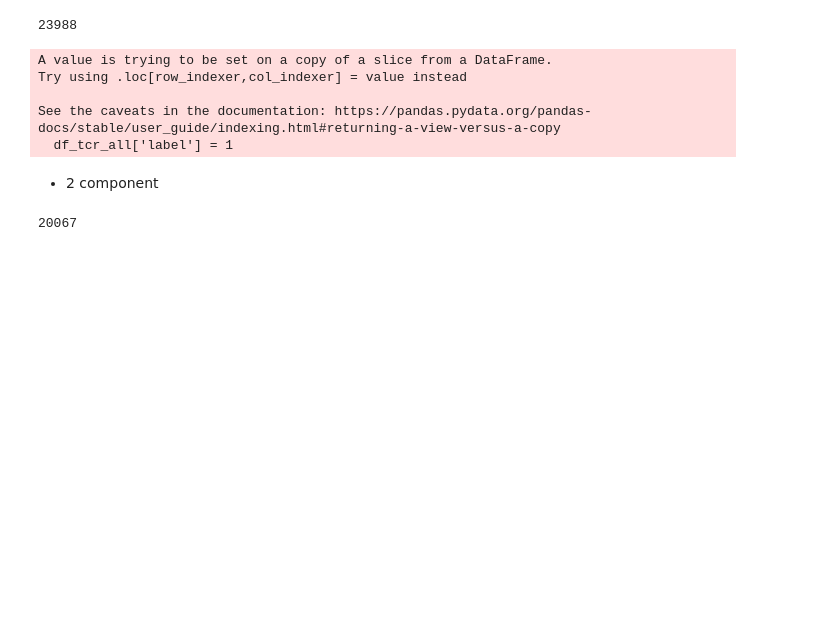
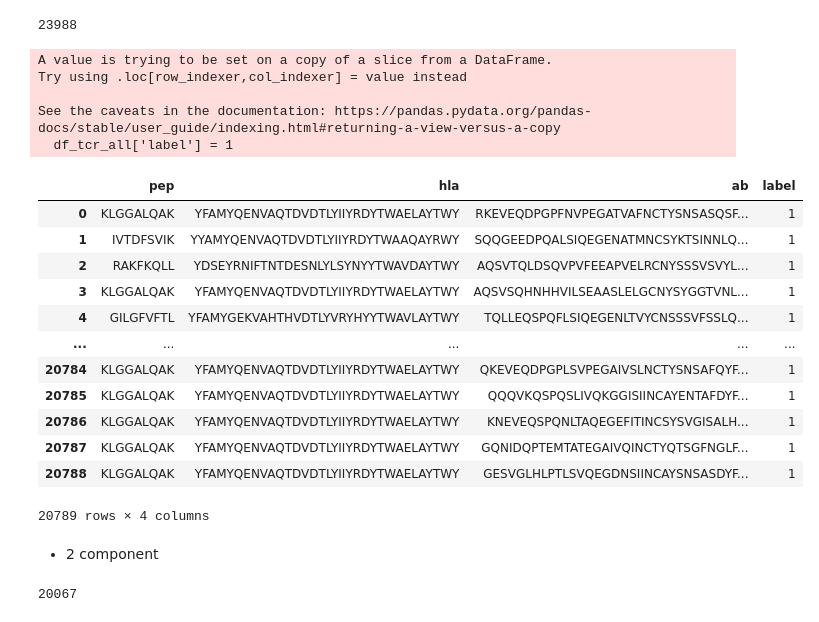
Before and after one commit to Jiadong001/Hi-TpH, a Jupyter notebook: benchmarks/prepare_benchmark_data.ipynb, the cells around one changed output. Saved outputs shown, nothing was run; the diff lists cells and outputs as text; code cells hidden in the pictures; blank space fills up the shorter version.

```diff
--- a/benchmarks/prepare_benchmark_data.ipynb
+++ b/benchmarks/prepare_benchmark_data.ipynb
@@ -1116,7 +1078,7 @@ pep
 Name: count, dtype: int64
 # %%
 df_tcr = df_tcr[df_tcr['pep'].str.len() <= 10]
-df_tcr = df_tcr[df_tcr['pep'].str.len() != 7]
+df_tcr = df_tcr[df_tcr['pep'].str.len() >= 8]
 df_tcr.shape
 # %% [output]
 (26451, 13)
@@ -1237,27 +1199,3 @@ df_tcr = df_tcr[df_tcr['beta_full'].str.len() >= 109]
 df_tcr.shape
 # %% [output]
 (26001, 13)
-# %%
-new_rows = []
-
-# 遍历 DataFrame 中的每一行
-for index, row in df_tcr.iterrows():
-    pep = row['pep']
-    features = row.drop('pep')  # 删除 pep 列，保留其他特征列
-
-    # 判断 pep 的长度是否大于15
-    if len(pep) > 9:
-        # 将 pep 切分成长度为15的片段
-        pep_fragments = [pep[i:i+9] for i in range(0, len(pep)+1-9)]
-
-        # 对于每个片段，与原始行的其他特征列组合成新行，并添加到结果 DataFrame 中
-        for fragment in pep_fragments:
-            new_row = {'pep': fragment}
-            new_row.update(features)
-            new_rows.append(new_row)
-    else:
-        # 如果 pep 长度不大于15，则直接将该行添加到结果 DataFrame 中
-        new_rows.append(row.to_dict())
-
-# 构建新的 DataFrame
-df_tcr = pd.DataFrame(new_rows)
@@ -1330,6 +1265,22 @@ Try using .loc[row_indexer,col_indexer] = value instead
 
 See the caveats in the documentation: https://pandas.pydata.org/pandas-docs/stable/user_guide/indexing.html#returning-a-view-versus-a-copy
   df_tcr_all['label'] = 1
+# %%
+train_df
+# %% [output]
+|  | pep | hla | ab | label |
+| 0 | KLGGALQAK | YFAMYQENVAQTDVDTLYIIYRDYTWAELAYTWY | RKEVEQDPGPFNVPEGATVAFNCTYSNSASQSF... | 1 |
+| 1 | IVTDFSVIK | YYAMYQENVAQTDVDTLYIIYRDYTWAAQAYRWY | SQQGEEDPQALSIQEGENATMNCSYKTSINNLQ... | 1 |
+| 2 | RAKFKQLL | YDSEYRNIFTNTDESNLYLSYNYYTWAVDAYTWY | AQSVTQLDSQVPVFEEAPVELRCNYSSSVSVYL... | 1 |
+| 3 | KLGGALQAK | YFAMYQENVAQTDVDTLYIIYRDYTWAELAYTWY | AQSVSQHNHHVILSEAASLELGCNYSYGGTVNL... | 1 |
+| 4 | GILGFVFTL | YFAMYGEKVAHTHVDTLYVRYHYYTWAVLAYTWY | TQLLEQSPQFLSIQEGENLTVYCNSSSVFSSLQ... | 1 |
+| ... | ... | ... | ... | ... |
+| 20784 | KLGGALQAK | YFAMYQENVAQTDVDTLYIIYRDYTWAELAYTWY | QKEVEQDPGPLSVPEGAIVSLNCTYSNSAFQYF... | 1 |
+| 20785 | KLGGALQAK | YFAMYQENVAQTDVDTLYIIYRDYTWAELAYTWY | QQQVKQSPQSLIVQKGGISIINCAYENTAFDYF... | 1 |
+| 20786 | KLGGALQAK | YFAMYQENVAQTDVDTLYIIYRDYTWAELAYTWY | KNEVEQSPQNLTAQEGEFITINCSYSVGISALH... | 1 |
+| 20787 | KLGGALQAK | YFAMYQENVAQTDVDTLYIIYRDYTWAELAYTWY | GQNIDQPTEMTATEGAIVQINCTYQTSGFNGLF... | 1 |
+| 20788 | KLGGALQAK | YFAMYQENVAQTDVDTLYIIYRDYTWAELAYTWY | GESVGLHLPTLSVQEGDNSIINCAYSNSASDYF... | 1 |
+20789 rows × 4 columns
 # %% [markdown]
 - 2 component
 # %%
```
Also changed, not shown: parts of 53 cells of this notebook, 22 other files.
